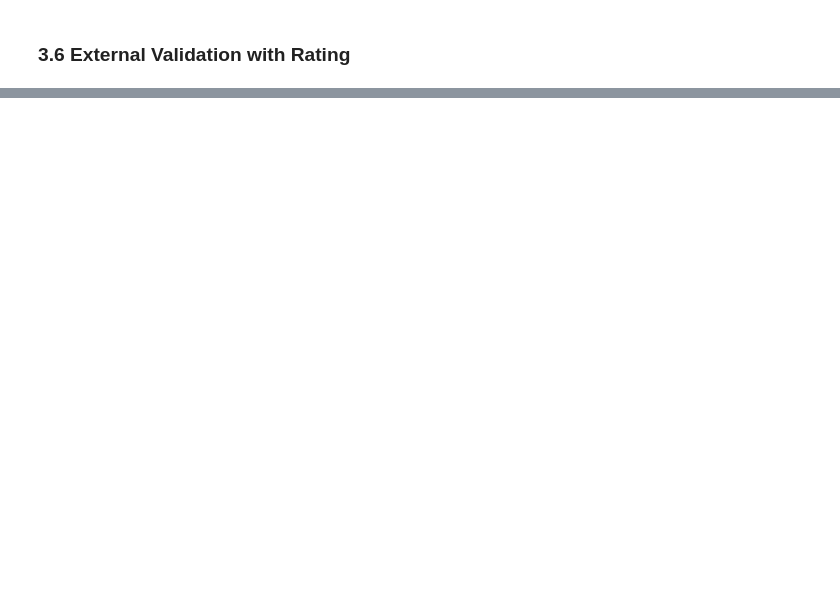
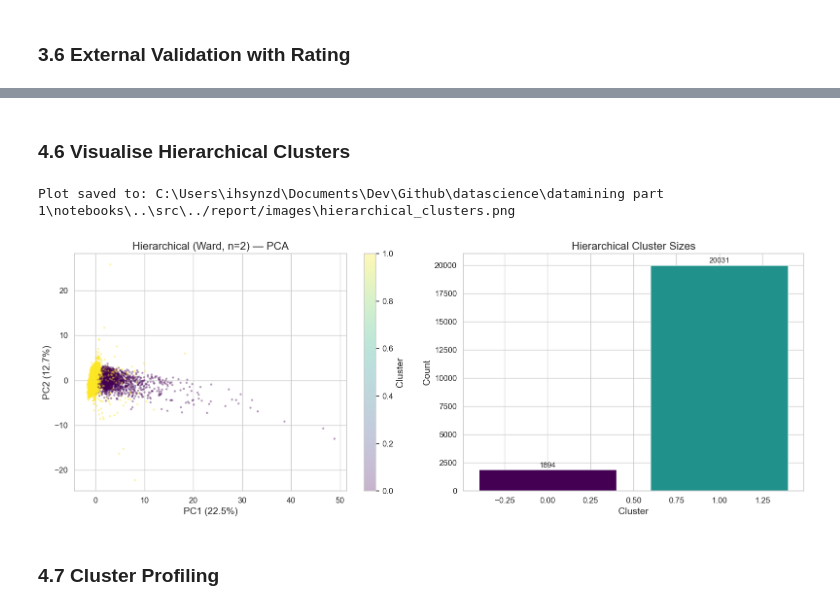
Before and after one commit to ihsynzd14/datamining_exam, a Jupyter notebook: datamining part 1/notebooks/02_clustering.ipynb, the cells around one changed output, grey strips where cells are left out. Cells and saved outputs as stored; diff of their text form; code cells hidden in the pictures; blank space fills up the shorter version.

```diff
--- a/datamining part 1/notebooks/02_clustering.ipynb
+++ b/datamining part 1/notebooks/02_clustering.ipynb
@@ -507,0 +1010,27 @@ This does not mean DBSCAN is a bad algorithm — it means the data structure in
+# %% [markdown]
+### 4.6 Visualise Hierarchical Clusters
+# %%
+fig, axes = plt.subplots(1, 2, figsize=(16, 6))
+
+scatter = axes[0].scatter(X_pca[:, 0], X_pca[:, 1], c=hc_labels,
+                          cmap='viridis', alpha=0.3, s=5)
+axes[0].set_title(f'Hierarchical ({best_hc_link.capitalize()}, n={best_hc_n}) — PCA')
+axes[0].set_xlabel(f'PC1 ({ev[0]:.1%})'); axes[0].set_ylabel(f'PC2 ({ev[1]:.1%})')
+plt.colorbar(scatter, ax=axes[0], label='Cluster')
+
+counts_hc = pd.Series(hc_labels).value_counts().sort_index()
+axes[1].bar(counts_hc.index, counts_hc.values,
+            color=[plt.cm.viridis(i / best_hc_n) for i in counts_hc.index])
+axes[1].set_title('Hierarchical Cluster Sizes')
+axes[1].set_xlabel('Cluster'); axes[1].set_ylabel('Count')
+for i, v in zip(counts_hc.index, counts_hc.values):
+    axes[1].text(i, v + 200, str(v), ha='center', fontsize=11)
+
+plt.tight_layout()
+save_plot(fig, 'hierarchical_clusters.png')
+plt.show()
+# %% [output]
+Plot saved to: C:\Users\ihsynzd\Documents\Dev\Github\datascience\datamining part 1\notebooks\..\src\../report/images\hierarchical_clusters.png
+[figure, added]
+# %% [markdown]
+### 4.7 Cluster Profiling
```
Also changed, not shown: parts of 56 cells of this notebook, 10 other files.
